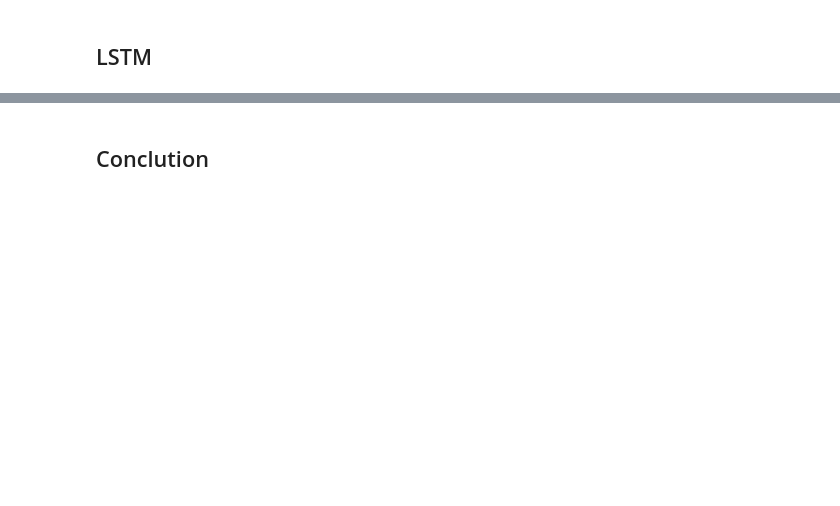
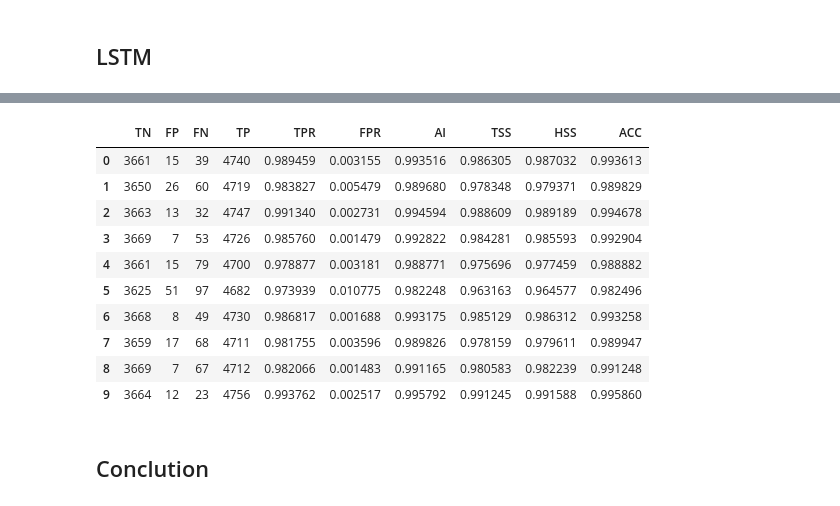
Before and after one commit to ChiaLinz/Supervised-Data-Mining-Classification-, a Jupyter notebook: chialin_hsieh_finaltermproj.ipynb, the cells around one changed output, grey strips where cells are left out. Cells and saved outputs as stored; diff of their text form; code cells hidden in the pictures; blank space fills up the shorter version.

```diff
--- a/chialin_hsieh_finaltermproj.ipynb
+++ b/chialin_hsieh_finaltermproj.ipynb
@@ -334,0 +583,16 @@ result_3
+# %%
+df_4 = pd.DataFrame(con_list_2, columns = ["TN","FP","FN","TP","TPR","FPR","AI","TSS","HSS","ACC"])
+# %%
+df_4
+# %% [output]
+|  | TN | FP | FN | TP | TPR | FPR | AI | TSS | HSS | ACC |
+| 0 | 3661 | 15 | 39 | 4740 | 0.989459 | 0.003155 | 0.993516 | 0.986305 | 0.987032 | 0.993613 |
+| 1 | 3650 | 26 | 60 | 4719 | 0.983827 | 0.005479 | 0.989680 | 0.978348 | 0.979371 | 0.989829 |
+| 2 | 3663 | 13 | 32 | 4747 | 0.991340 | 0.002731 | 0.994594 | 0.988609 | 0.989189 | 0.994678 |
+| 3 | 3669 | 7 | 53 | 4726 | 0.985760 | 0.001479 | 0.992822 | 0.984281 | 0.985593 | 0.992904 |
+| 4 | 3661 | 15 | 79 | 4700 | 0.978877 | 0.003181 | 0.988771 | 0.975696 | 0.977459 | 0.988882 |
+| 5 | 3625 | 51 | 97 | 4682 | 0.973939 | 0.010775 | 0.982248 | 0.963163 | 0.964577 | 0.982496 |
+| 6 | 3668 | 8 | 49 | 4730 | 0.986817 | 0.001688 | 0.993175 | 0.985129 | 0.986312 | 0.993258 |
+| 7 | 3659 | 17 | 68 | 4711 | 0.981755 | 0.003596 | 0.989826 | 0.978159 | 0.979611 | 0.989947 |
+| 8 | 3669 | 7 | 67 | 4712 | 0.982066 | 0.001483 | 0.991165 | 0.980583 | 0.982239 | 0.991248 |
+| 9 | 3664 | 12 | 23 | 4756 | 0.993762 | 0.002517 | 0.995792 | 0.991245 | 0.991588 | 0.995860 |
```
Also changed, not shown: parts of 38 cells of this notebook.
